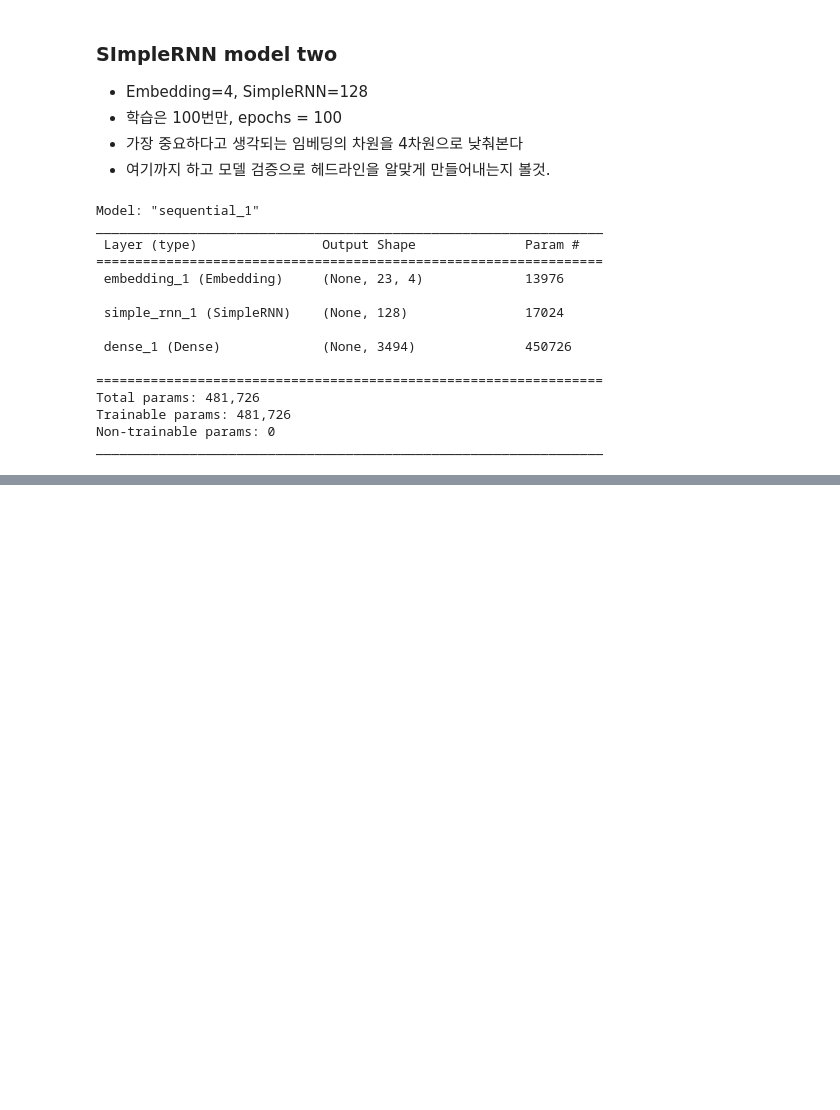
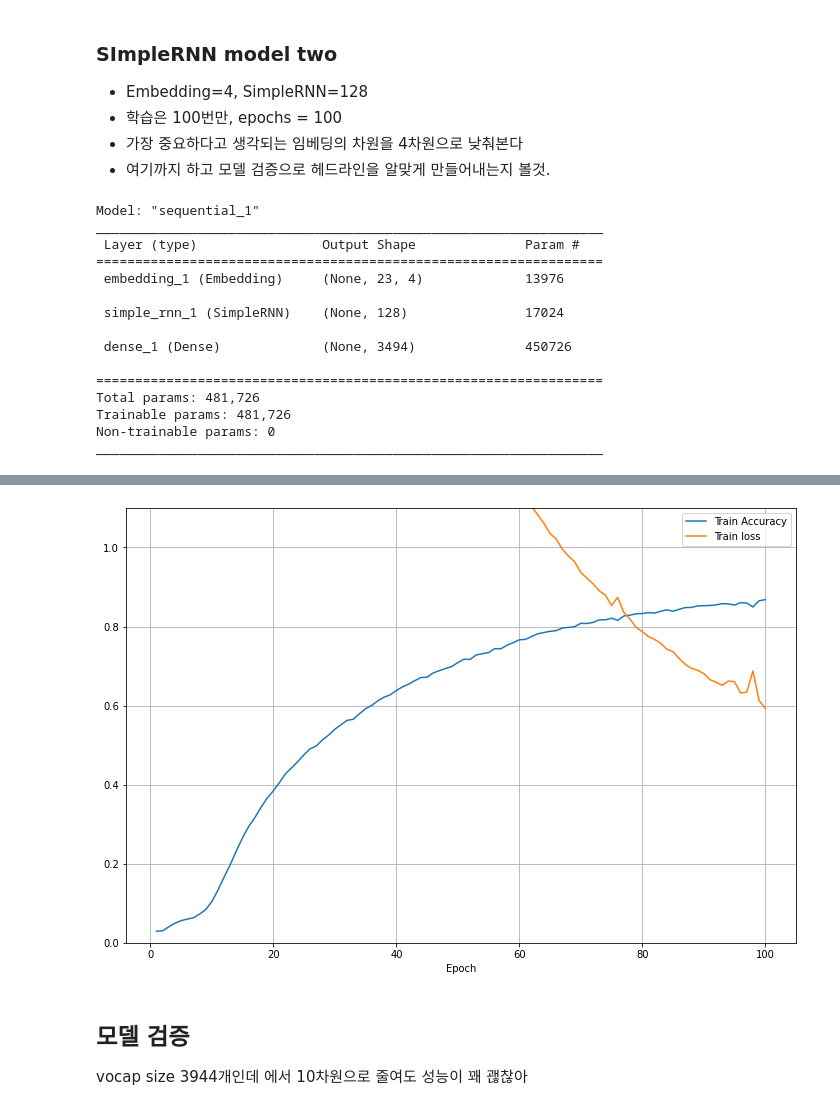
Before and after one commit to 0jipy/192kbps_colab_JIPY, a Jupyter notebook: __TextGen_sRNN,LSTM,GRU.ipynb, the cells around one changed output, grey strips where cells are left out. Cells and saved outputs as stored; diff of their text form; code cells hidden in the pictures; blank space fills up the shorter version.

```diff
--- a/__TextGen_sRNN,LSTM,GRU.ipynb
+++ b/__TextGen_sRNN,LSTM,GRU.ipynb
@@ -334,0 +316,19 @@ hist.history['accuracy'][-1]
+# %%
+y_acc = hist.history['accuracy']
+y_loss = hist.history['loss']
+xs = np.arange(1, len(y_acc)+1)
+# %%
+plt.figure(figsize=(12,8))
+plt.plot(xs, y_acc, label='Train Accuracy')
+plt.plot(xs, y_loss, label='Train loss')
+plt.legend(), plt.grid(),
+plt.ylim(0,1.1)
+plt.xlabel('Epoch')
+plt.show()
+# 100 번 이후로도 loss 가 계속 줄어들고 있으므로 학습 수행을 더 늘려주어야 할 것.
+# 정확도 향상이 다 이루어 진건지 확인 불가.
+# %% [output]
+[figure, added]
+# %% [markdown]
+## 모델 검증
+vocap size 3944개인데 에서 10차원으로 줄여도 성능이 꽤 괞찮아
```
Also changed, not shown: parts of 33 cells of this notebook.
